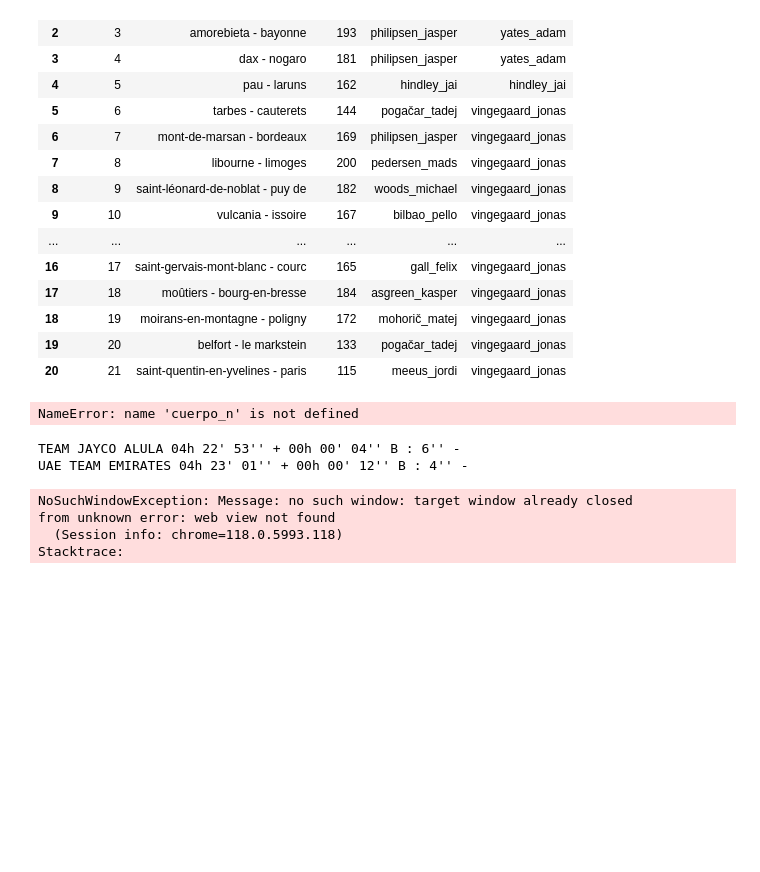
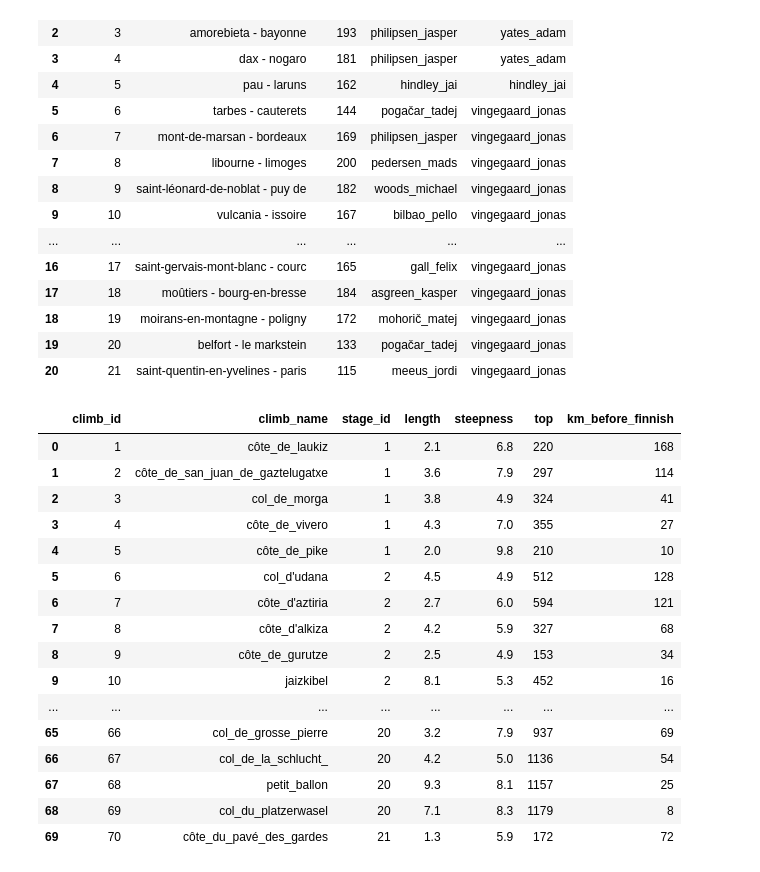
Before and after one commit to luisgh87/w4-project_ETL, a Jupyter notebook: le_grande_boucle.ipynb, the cells around one changed output. Saved outputs shown, nothing was run; the diff lists cells and outputs as text; code cells hidden in the pictures; blank space fills up the shorter version.

```diff
--- a/le_grande_boucle.ipynb
+++ b/le_grande_boucle.ipynb
@@ -1586,35 +1600,27 @@ stages_df1
 # exportar a csv los datos de stages_df1
 
 stages_df1.to_csv('stages.csv', index=False)
-# %%
-cuerpo_n[5]
-# %% [output]
-NameError: name 'cuerpo_n' is not defined
-# %%
-for i in range(2, len(cuerpo_n),3):
-    if len(cuerpo_n[i].split()) == 14:
-        print(cuerpo_n[i])
-    elif len(cuerpo_n[i]) == 4:
-        pass
-        #print(cuerpo_n[i])
-    elif len(cuerpo_n[i]) == 5:
-        pass
-
-        #print(cuerpo_n[i])
-    else:
-        #print(cuerpo_n[i])
-        pass
-
-        #print((cuerpo_n[i].split()[:3]))
-# %% [output]
-TEAM JAYCO ALULA 04h 22' 53'' + 00h 00' 04'' B : 6'' -
-UAE TEAM EMIRATES 04h 23' 01'' + 00h 00' 12'' B : 4'' -
-# %%
-for etapa in range(1, 25):
-    url = f"{base_url}{etapa}"
-    driver.get(url)
-# %% [output]
-NoSuchWindowException: Message: no such window: target window already closed
-from unknown error: web view not found
-  (Session info: chrome=118.0.5993.118)
-Stacktrace:
+# %%
+# importar el csv de stage_climb
+
+stage_climb_df = pd.read_csv('stage_climb.csv')
+
+stage_climb_df
+# %% [output]
+|  | climb_id | climb_name | stage_id | length | steepness | top | km_before_finnish |
+| 0 | 1 | côte_de_laukiz | 1 | 2.1 | 6.8 | 220 | 168 |
+| 1 | 2 | côte_de_san_juan_de_gaztelugatxe | 1 | 3.6 | 7.9 | 297 | 114 |
+| 2 | 3 | col_de_morga | 1 | 3.8 | 4.9 | 324 | 41 |
+| 3 | 4 | côte_de_vivero | 1 | 4.3 | 7.0 | 355 | 27 |
+| 4 | 5 | côte_de_pike | 1 | 2.0 | 9.8 | 210 | 10 |
+| 5 | 6 | col_d'udana | 2 | 4.5 | 4.9 | 512 | 128 |
+| 6 | 7 | côte_d'aztiria | 2 | 2.7 | 6.0 | 594 | 121 |
+| 7 | 8 | côte_d'alkiza | 2 | 4.2 | 5.9 | 327 | 68 |
+| 8 | 9 | côte_de_gurutze | 2 | 2.5 | 4.9 | 153 | 34 |
+| 9 | 10 | jaizkibel | 2 | 8.1 | 5.3 | 452 | 16 |
+| ... | ... | ... | ... | ... | ... | ... | ... |
+| 65 | 66 | col_de_grosse_pierre | 20 | 3.2 | 7.9 | 937 | 69 |
+| 66 | 67 | col_de_la_schlucht_ | 20 | 4.2 | 5.0 | 1136 | 54 |
+| 67 | 68 | petit_ballon | 20 | 9.3 | 8.1 | 1157 | 25 |
+| 68 | 69 | col_du_platzerwasel | 20 | 7.1 | 8.3 | 1179 | 8 |
+| 69 | 70 | côte_du_pavé_des_gardes | 21 | 1.3 | 5.9 | 172 | 72 |
```
Also changed, not shown: parts of 8 cells of this notebook, 1 other file.
